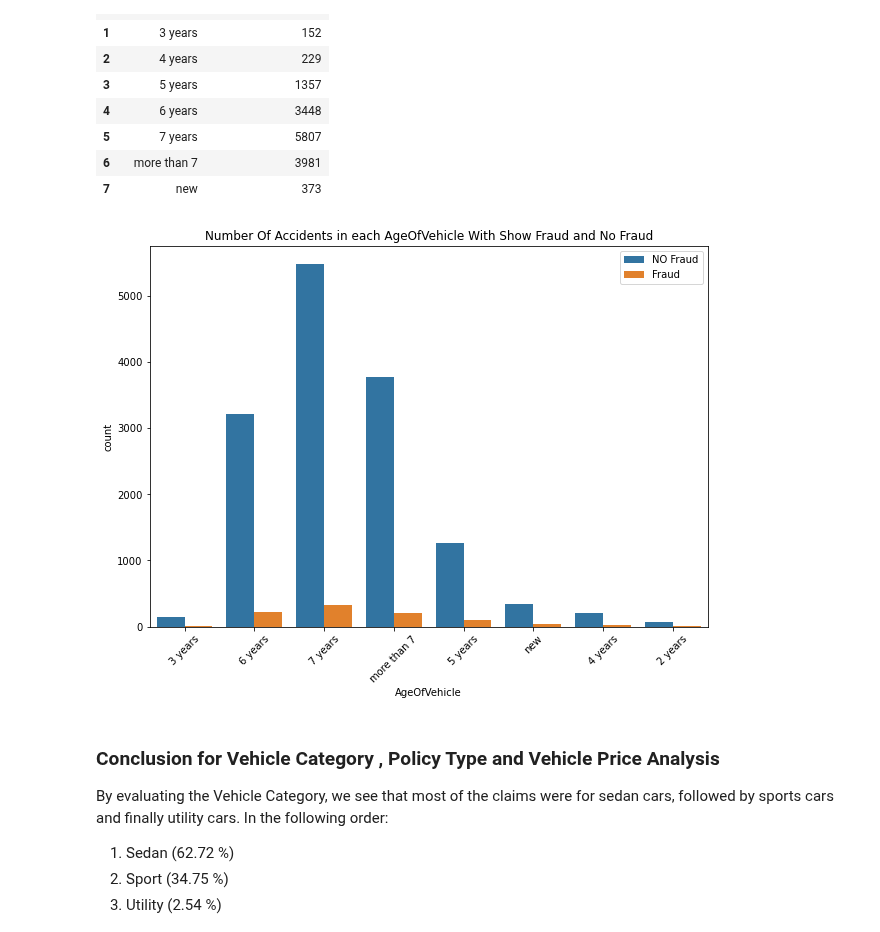
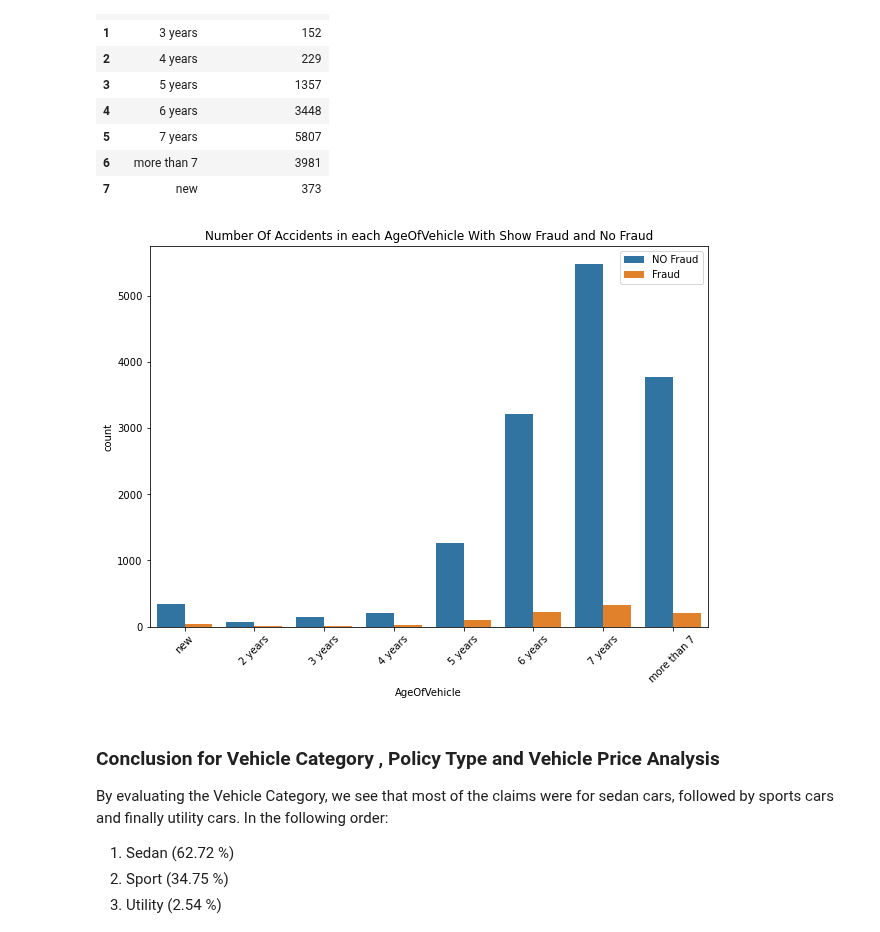
Before and after one commit to MohammadRouintan/Vehicle-Insurance-Claim-Fraud-Detection-Classification, a Jupyter notebook: VehicleInsuranceEDA.ipynb, the cells around one changed output. Drawn from its saved outputs; the diff is of its cells as text; code cells hidden in the pictures.

```diff
--- a/VehicleInsuranceEDA.ipynb
+++ b/VehicleInsuranceEDA.ipynb
@@ -1109,13 +1122,13 @@ veh_age
 # %%
 plt.figure(figsize=(10, 7))
 labels = ['NO Fraud','Fraud']
-sns.countplot(x=vic['AgeOfVehicle'], hue=vic['FraudFound_P'])
+sns.countplot(x=vic['AgeOfVehicle'], hue=vic['FraudFound_P'], order=['new', '2 years', '3 years', '4 years', '5 years', '6 years', '7 years', 'more than 7'])
 plt.legend(labels, loc='best')
 plt.title('Number Of Accidents in each AgeOfVehicle With Show Fraud and No Fraud')
 plt.xticks(rotation=45)
 plt.show()
 # %% [output]
-[figure, old version]
+[figure, new version]
 # %% [markdown]
 ### Conclusion for Vehicle Category , Policy Type and Vehicle Price Analysis
 By evaluating the Vehicle Category, we see that most of the claims were for sedan cars, followed by sports cars and finally utility cars. In the following order:
```
Also changed, not shown: parts of 13 cells of this notebook.
